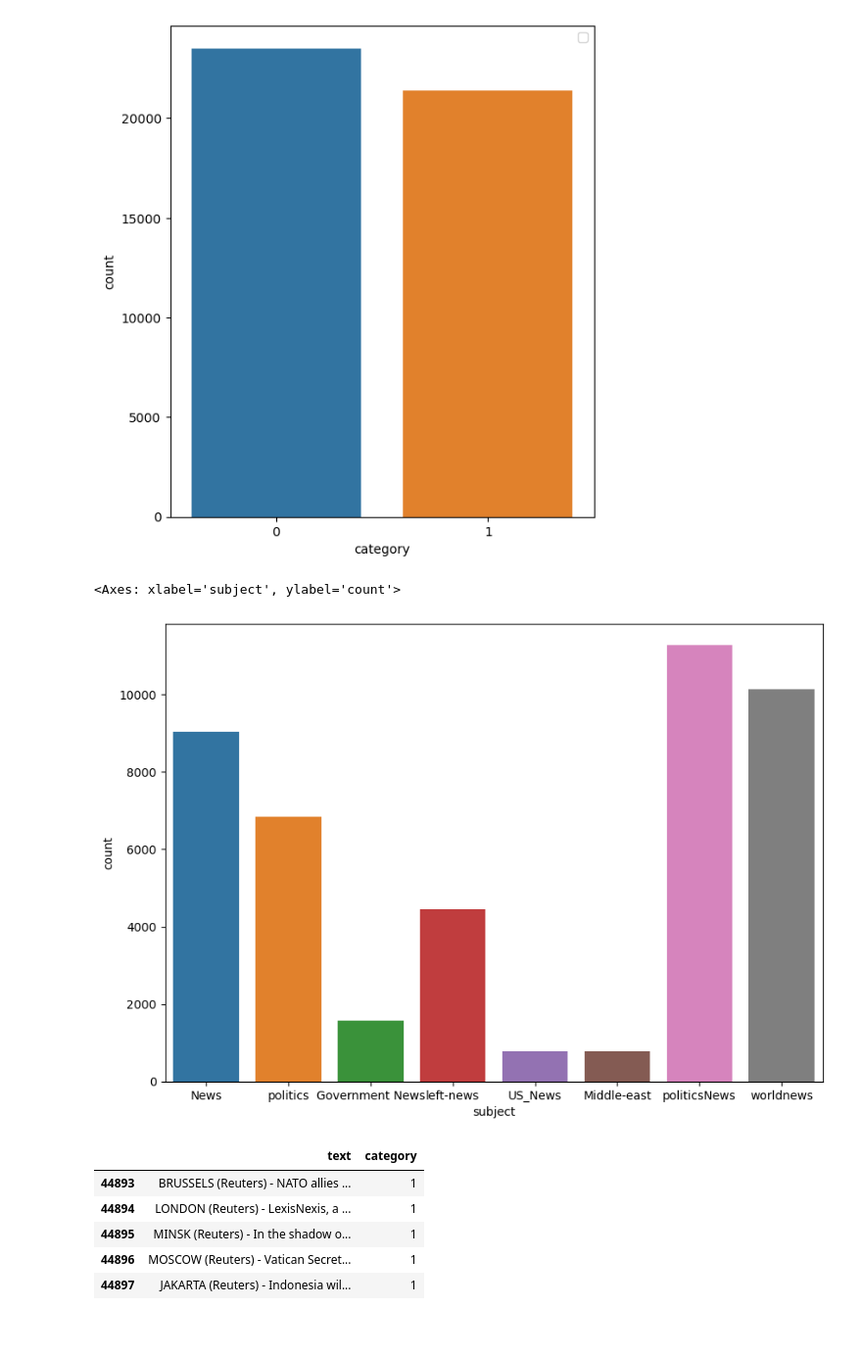
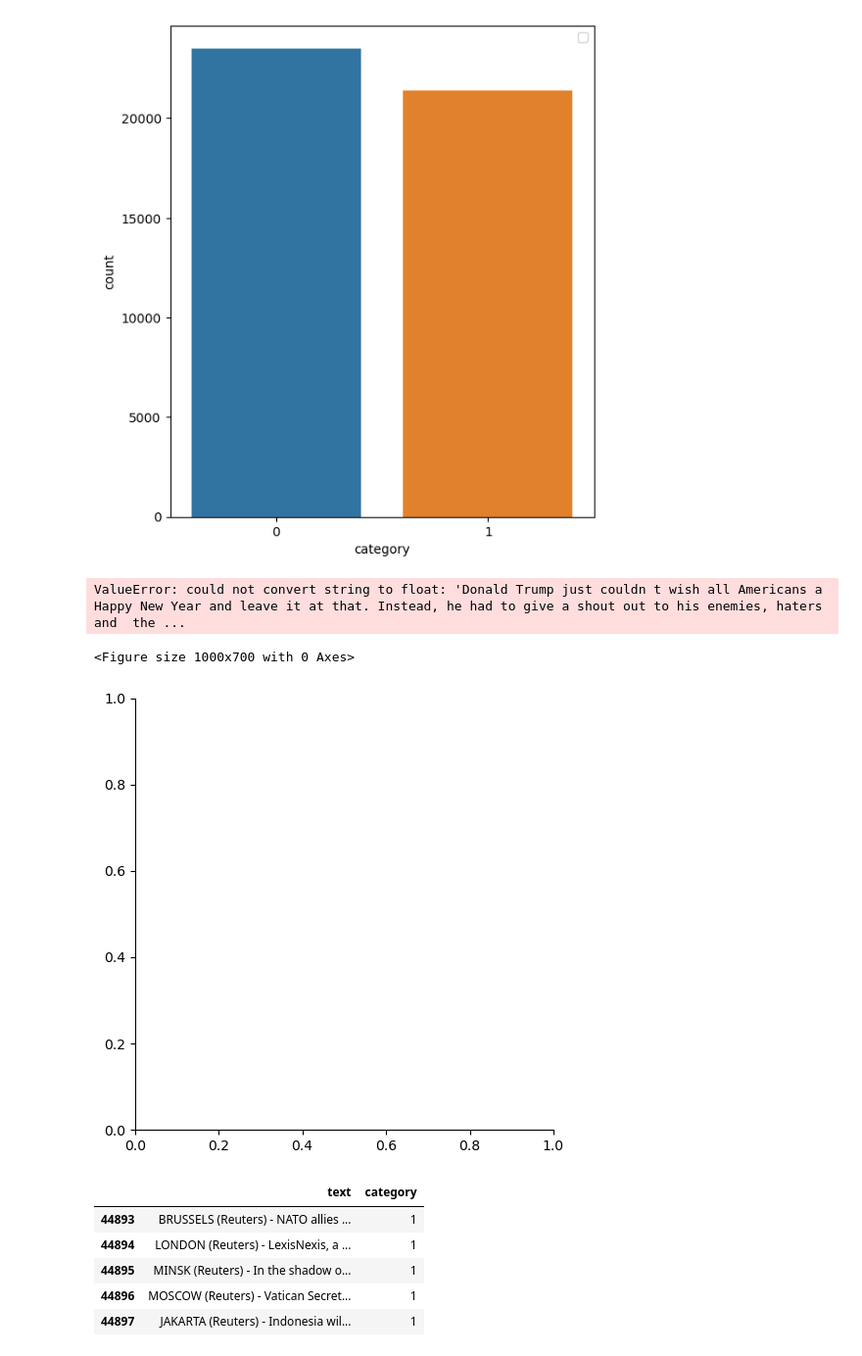
Before and after one commit to razaqofficial/fake-news-detector, a Jupyter notebook: FakeNewsDetector.ipynb, the cells around one changed output. Shown at 98% size. Cells and saved outputs as stored; diff of their text form; code cells hidden in the pictures; blank space fills up the shorter version.

Commit message:
updated cleaning data operation

```diff
--- a/FakeNewsDetector.ipynb
+++ b/FakeNewsDetector.ipynb
@@ -66,10 +68,11 @@ No artists with labels found to put in legend.  Note that artists whose label st
 [figure]
 # %%
 plt.figure(figsize=(10,7))
-sns.countplot(x="subject", data=df)
+sns.lmplot(x="text", y="category", data=df, fit_reg=True, ci=None)
 # %% [output]
-<Axes: xlabel='subject', ylabel='count'>
+ValueError: could not convert string to float: 'Donald Trump just couldn t wish all Americans a Happy New Year and leave it at that. Instead, he had to give a shout out to his enemies, haters and  the ...
+<Figure size 1000x700 with 0 Axes>
-[figure, old version]
+[figure, new version]
 # %%
 df = df[["text","category"]]
 df.tail()
```
Also changed, not shown: parts of 19 cells of this notebook, 1 other file.
